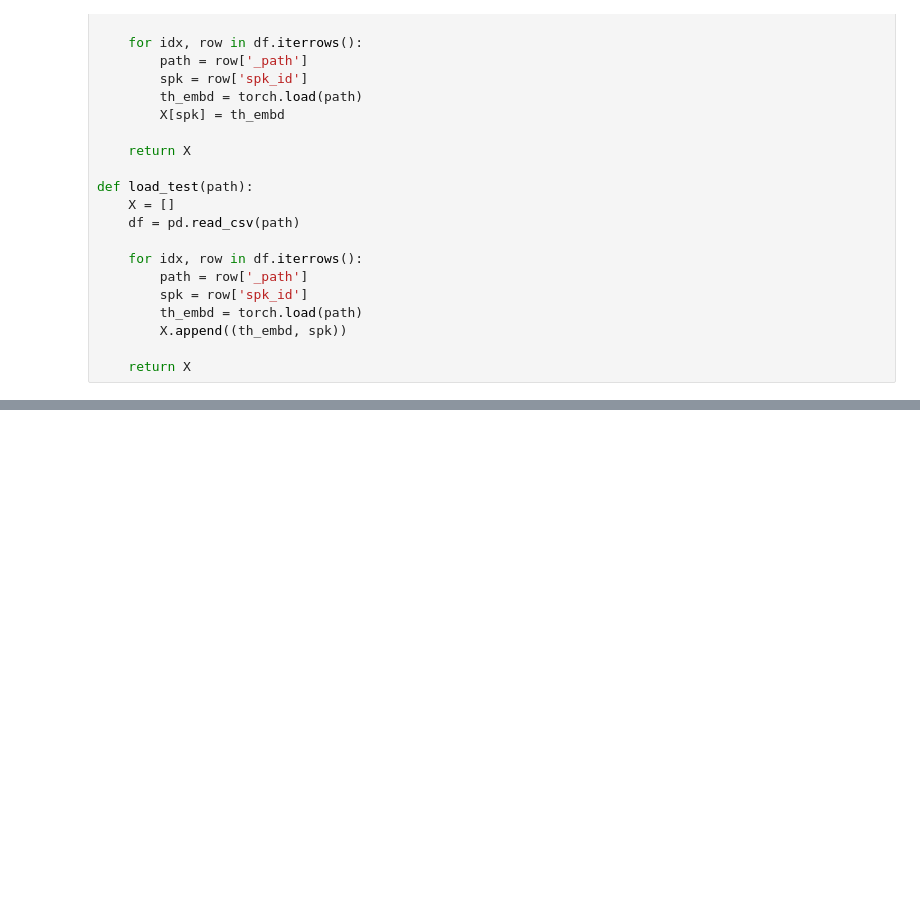
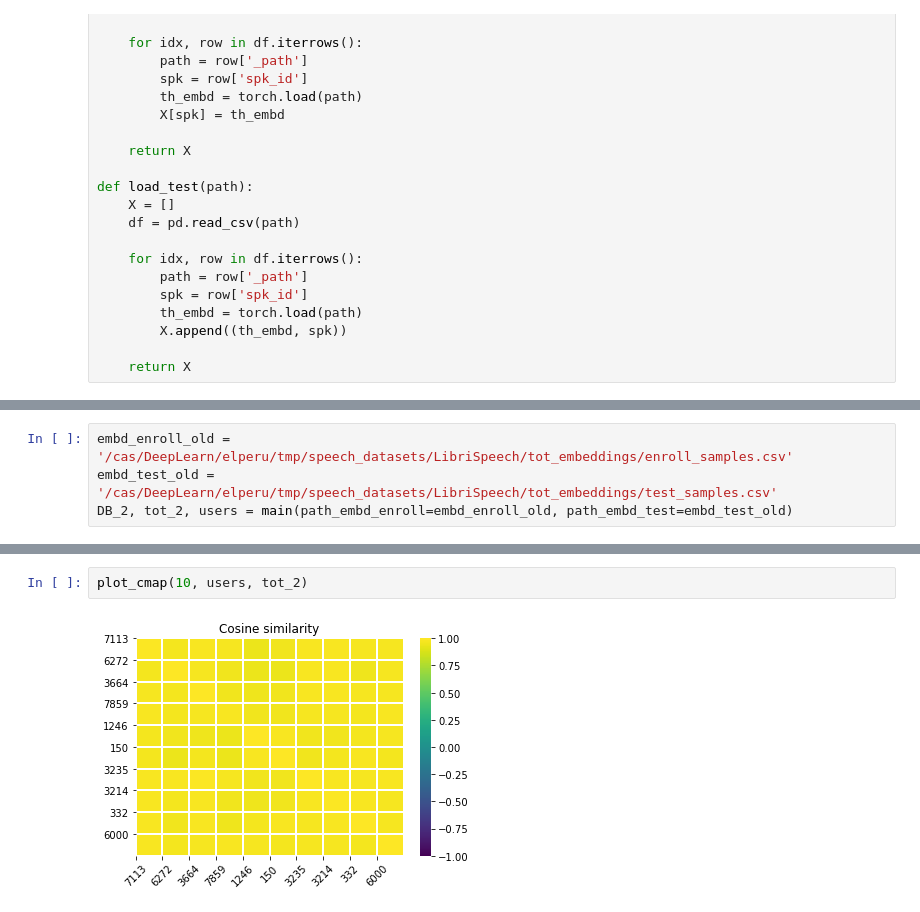
Before and after one commit to helia95/SpeakerRecognition_tutorial, a Jupyter notebook: notebooks/verification_notebook_v2.ipynb, the cells around one changed output, grey strips where cells are left out. Cells and saved outputs as stored; diff of their text form; blank space fills up the shorter version.

```diff
--- a/notebooks/verification_notebook_v2.ipynb
+++ b/notebooks/verification_notebook_v2.ipynb
@@ -125,0 +157,4 @@ Average score WRONG: 2.661263000788947
+# %%
+embd_enroll_old = '/cas/DeepLearn/elperu/tmp/speech_datasets/LibriSpeech/tot_embeddings/enroll_samples.csv'
+embd_test_old = '/cas/DeepLearn/elperu/tmp/speech_datasets/LibriSpeech/tot_embeddings/test_samples.csv'
+DB_2, tot_2, users = main(path_embd_enroll=embd_enroll_old, path_embd_test=embd_test_old)
@@ -125,0 +167,4 @@ Average score WRONG: 2.661263000788947
+# %%
+plot_cmap(10, users, tot_2)
+# %% [output]
+[figure, added]
```
Also changed, not shown: parts of 16 cells of this notebook, 6 other files.
